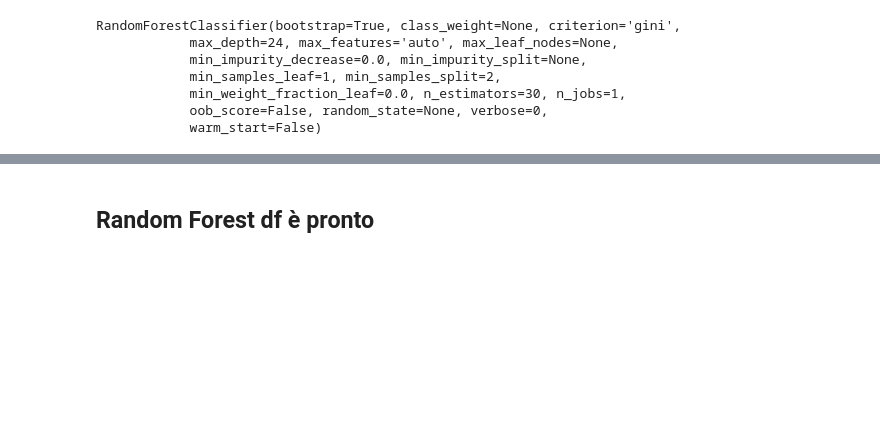
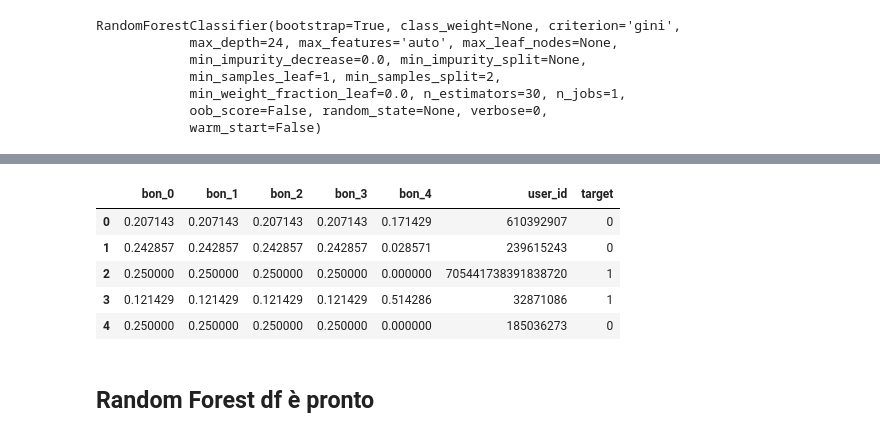
Before and after one commit to dippi8/SocialBotIdentification, a Jupyter notebook: Code/classification/13-metamodel_dataset.ipynb, the cells around one changed output, grey strips where cells are left out. Saved outputs shown, nothing was run; the diff lists cells and outputs as text; code cells hidden in the pictures; blank space fills up the shorter version.

```diff
--- a/Code/classification/13-metamodel_dataset.ipynb
+++ b/Code/classification/13-metamodel_dataset.ipynb
@@ -98,3 +173,20 @@ rf_prob['target'] = y_val
+# %%
+bon_prob.reset_index(inplace=True, drop=True)
+# %%
+bon_prob['user_id'] = X_val['user_id']
+# %%
+bon_prob['target'] = rf_prob['target']
+# %%
+bon_prob = bon_prob.reindex(columns=['bon_0', 'bon_1', 'bon_2', 'bon_3', 'bon_4', 'user_id', 'target'])
+# %%
+bon_prob.head()
+# %% [output]
+|  | bon_0 | bon_1 | bon_2 | bon_3 | bon_4 | user_id | target |
+| 0 | 0.207143 | 0.207143 | 0.207143 | 0.207143 | 0.171429 | 610392907 | 0 |
+| 1 | 0.242857 | 0.242857 | 0.242857 | 0.242857 | 0.028571 | 239615243 | 0 |
+| 2 | 0.250000 | 0.250000 | 0.250000 | 0.250000 | 0.000000 | 705441738391838720 | 1 |
+| 3 | 0.121429 | 0.121429 | 0.121429 | 0.121429 | 0.514286 | 32871086 | 1 |
+| 4 | 0.250000 | 0.250000 | 0.250000 | 0.250000 | 0.000000 | 185036273 | 0 |
 # %% [markdown]
 ## Random Forest df è pronto
 # %%
```
Also changed, not shown: parts of 28 cells of this notebook, 17 other files.
